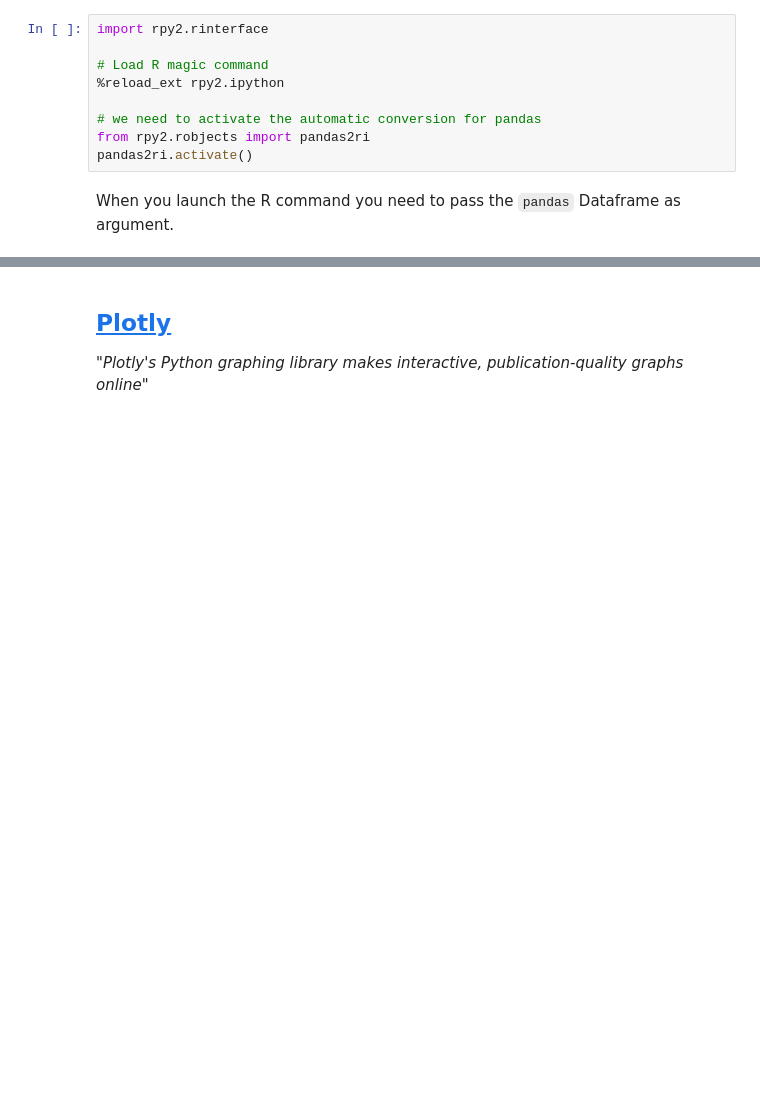
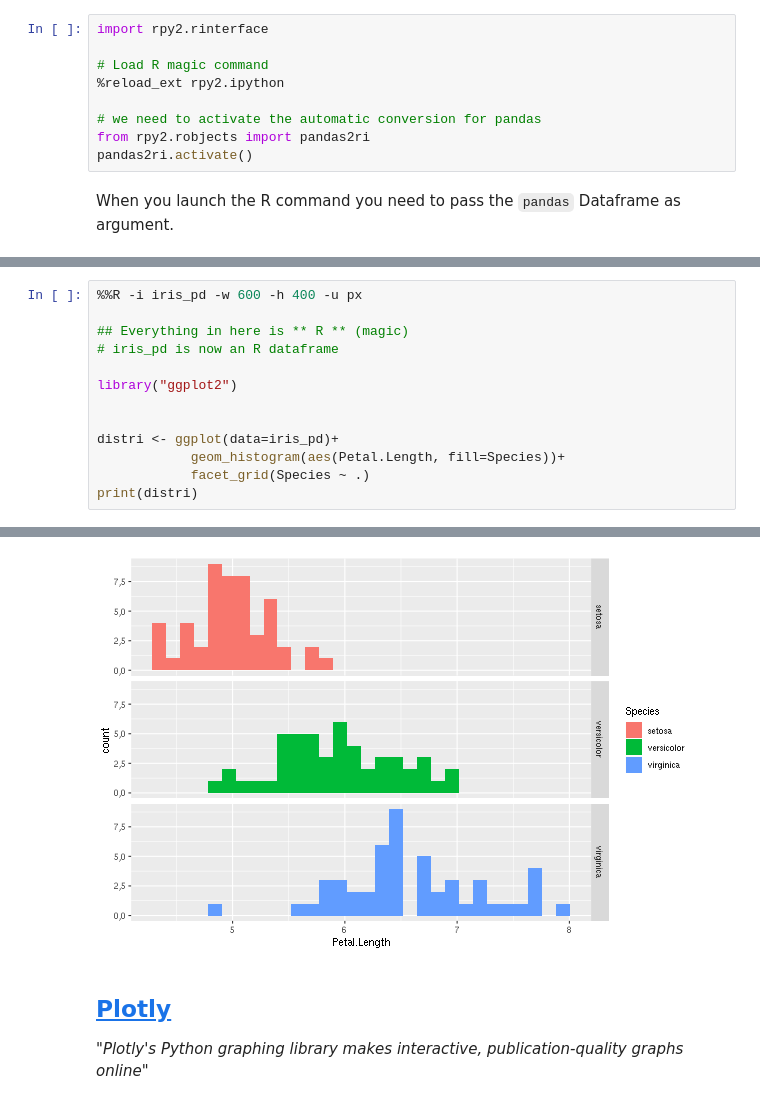
Before and after one commit to samuelmurail/jupyter_training_course, a Jupyter notebook: notebook/04_interactive_data_viz.ipynb, the cells around one changed output, grey strips where cells are left out. Drawn from its saved outputs; the diff is of its cells as text; blank space fills up the shorter version.

```diff
--- a/notebook/04_interactive_data_viz.ipynb
+++ b/notebook/04_interactive_data_viz.ipynb
@@ -131,2 +138,16 @@ geom_point(aes(x=Petal.Length, y=Sepal.Length, color = Species))
 # %% [output]
 [figure]
+# %%
+%%R -i iris_pd -w 600 -h 400 -u px
+
+## Everything in here is ** R ** (magic)
+# iris_pd is now an R dataframe
+
+library("ggplot2")
+
+
+distri <- ggplot(data=iris_pd)+
+            geom_histogram(aes(Petal.Length, fill=Species))+
+            facet_grid(Species ~ .)
+print(distri)
+# %% [output]
@@ -133,3 +155,4 @@ geom_point(aes(x=Petal.Length, y=Sepal.Length, color = Species))
+[figure, added]
 # %% [markdown]
 ## [Plotly](https://plot.ly/python/)
 
```
Also changed, not shown: parts of 5 cells of this notebook.
